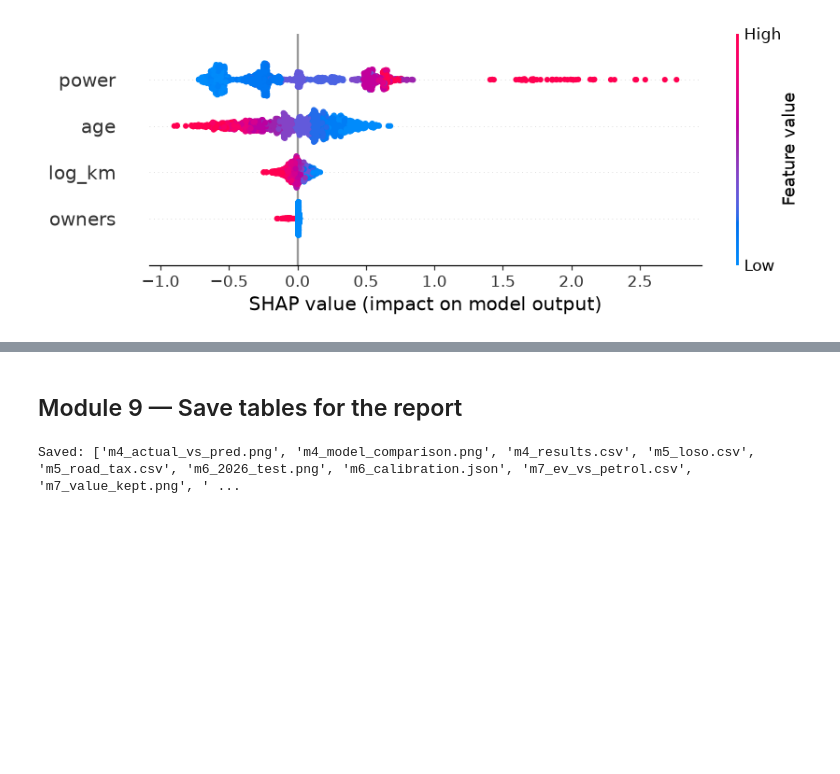
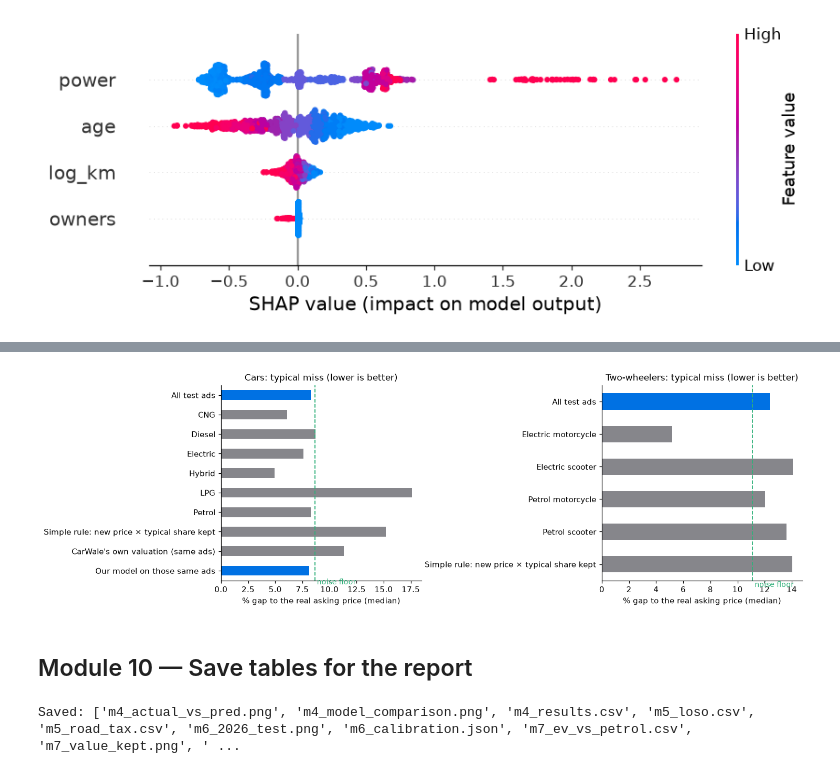
Before and after one commit to SAMURAI-75/resaleiq-used-vehicle-price, a Jupyter notebook: colab/ResaleIQ_pipeline_executed.ipynb, the cells around one changed output, grey strips where cells are left out. Drawn from its saved outputs; the diff is of its cells as text; code cells hidden in the pictures; blank space fills up the shorter version.

Commit message:
Colab Module 9: main 2026 models (cars + two-wheelers) with CarWale benchmark; matches the website
Co-Authored-By: Claude Opus 5.5 <noreply@anthropic.com>

```diff
--- a/colab/ResaleIQ_pipeline_executed.ipynb
+++ b/colab/ResaleIQ_pipeline_executed.ipynb
@@ -382,5 +529,18 @@ plt.tight_layout(); plt.savefig("figures/m8_shap_beeswarm.png", dpi=150); plt.sh
+# %%
+fig, ax = plt.subplots(1, 2, figsize=(13, 4.4), gridspec_kw={"wspace": 0.9})
+for a, kind in zip(ax, ("car", "bike")):
+    r = market_results[kind]["Typical miss"].iloc[::-1] * 100
+    colors = ["#0071e3" if i.startswith("All") or i.startswith("Our") else "#86868b" for i in r.index]
+    r.plot.barh(ax=a, color=colors)
+    a.axvline(floors[kind] * 100, color="#30b07a", ls="--", lw=1.2)
+    a.text(floors[kind] * 100, -0.7, " noise floor", color="#30b07a", fontsize=9)
+    a.set_title(("Cars" if kind == "car" else "Two-wheelers") + ": typical miss (lower is better)", fontsize=11)
+    a.set_xlabel("% gap to the real asking price (median)")
+plt.savefig("figures/m9_market_models.png", dpi=150, bbox_inches="tight"); plt.show()
+# %% [output]
+[figure, added]
 # %% [markdown]
-## Module 9 — Save tables for the report
+## Module 10 — Save tables for the report
 # %%
 results.round(4).to_csv("figures/m4_results.csv"); tax_tbl.round(4).to_csv("figures/m5_road_tax.csv")
 loso.round(0).to_csv("figures/m5_loso.csv"); ev_tbl.to_csv("figures/m7_ev_vs_petrol.csv")
```
Also changed, not shown: parts of 4 cells of this notebook, 14 other files.
